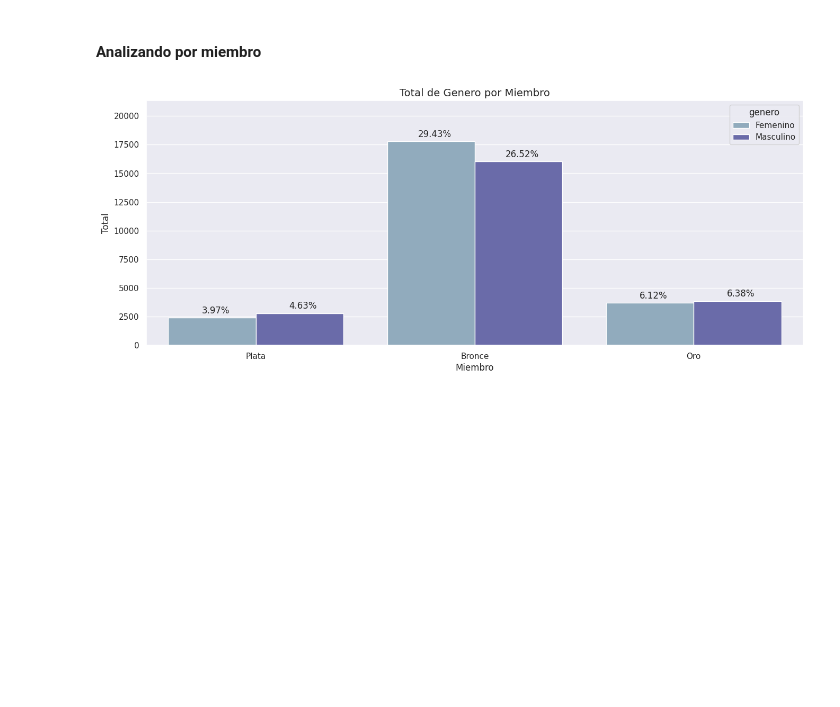
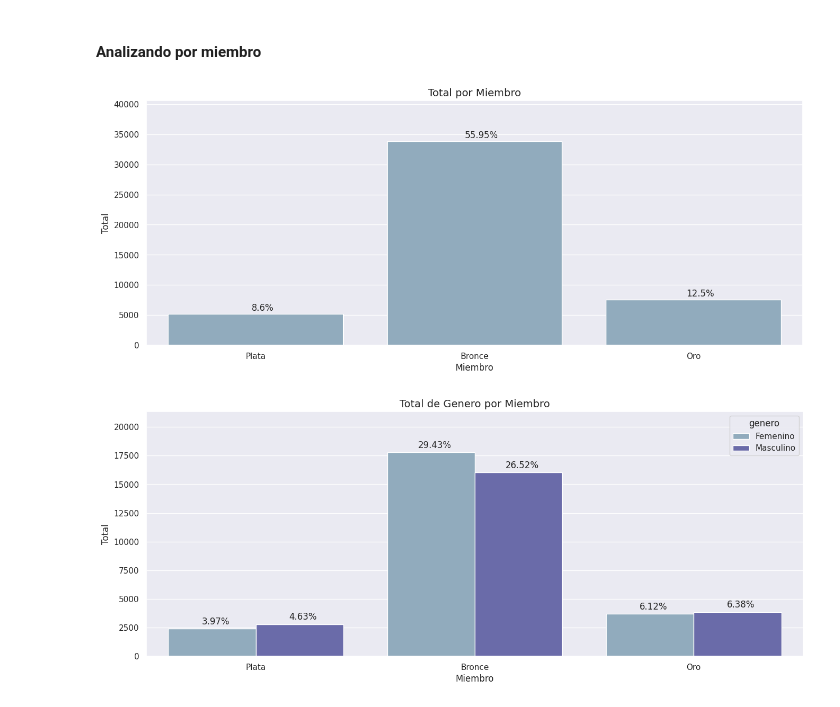
Before and after one commit to RicardxJMG/Esencia-del-cliente, a Jupyter notebook: esencia_del_cliente_1.ipynb, the cells around one changed output. Drawn from its saved outputs; the diff is of its cells as text; code cells hidden in the pictures; blank space fills up the shorter version.

```diff
--- a/esencia_del_cliente_1.ipynb
+++ b/esencia_del_cliente_1.ipynb
@@ -178,6 +209,10 @@ plot_count(datos,'pais', 'ocupacion',11)
 > Notamos que hay tres ocupaciones que predominan en los tres paises: *técnico, profesional* y *obrero*.
 # %% [markdown]
 #### Analizando por miembro
+# %%
+plot_count(datos, 'miembro')
+# %% [output]
+[figure, added]
 # %%
 plot_count(datos, 'miembro', 'genero')
 # %% [output]
```
Also changed, not shown: parts of 43 cells of this notebook.
